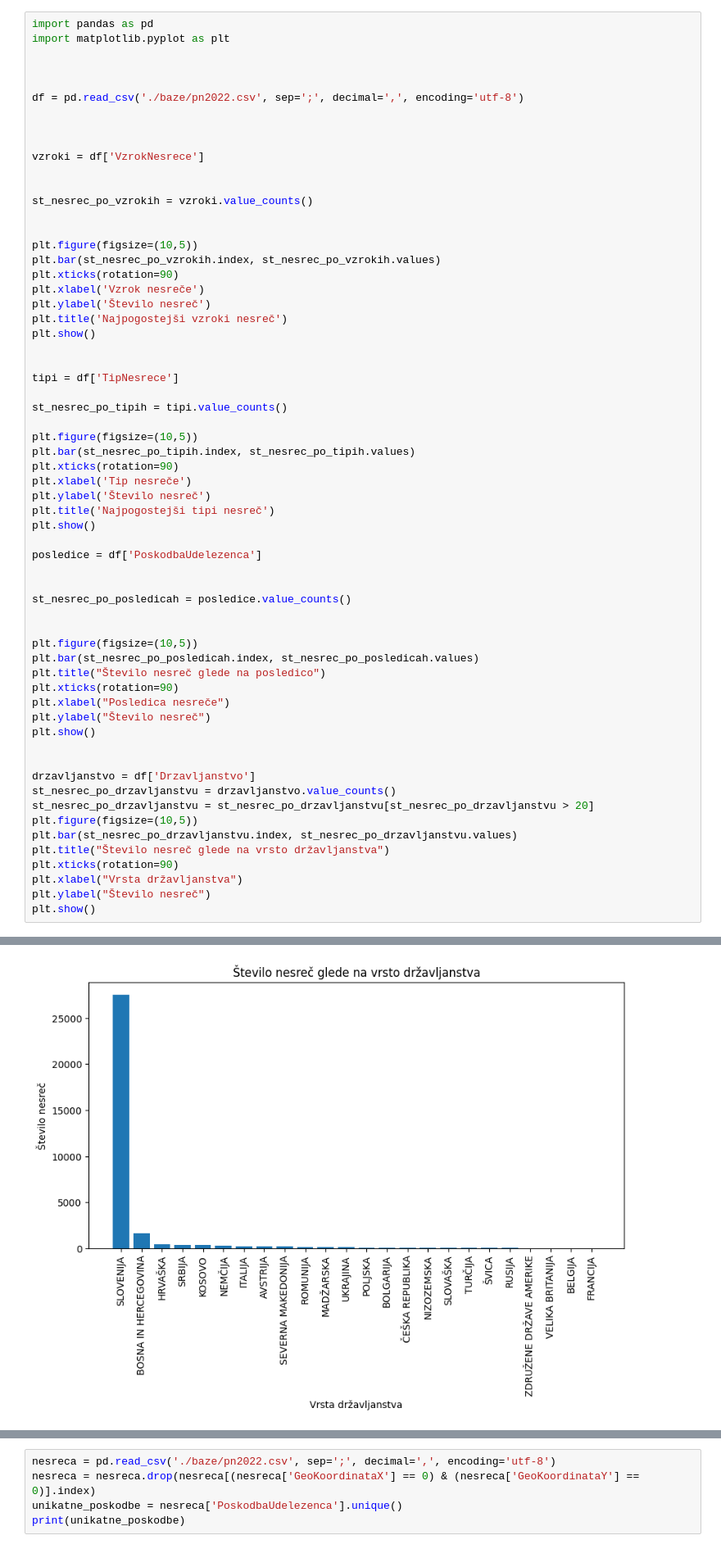
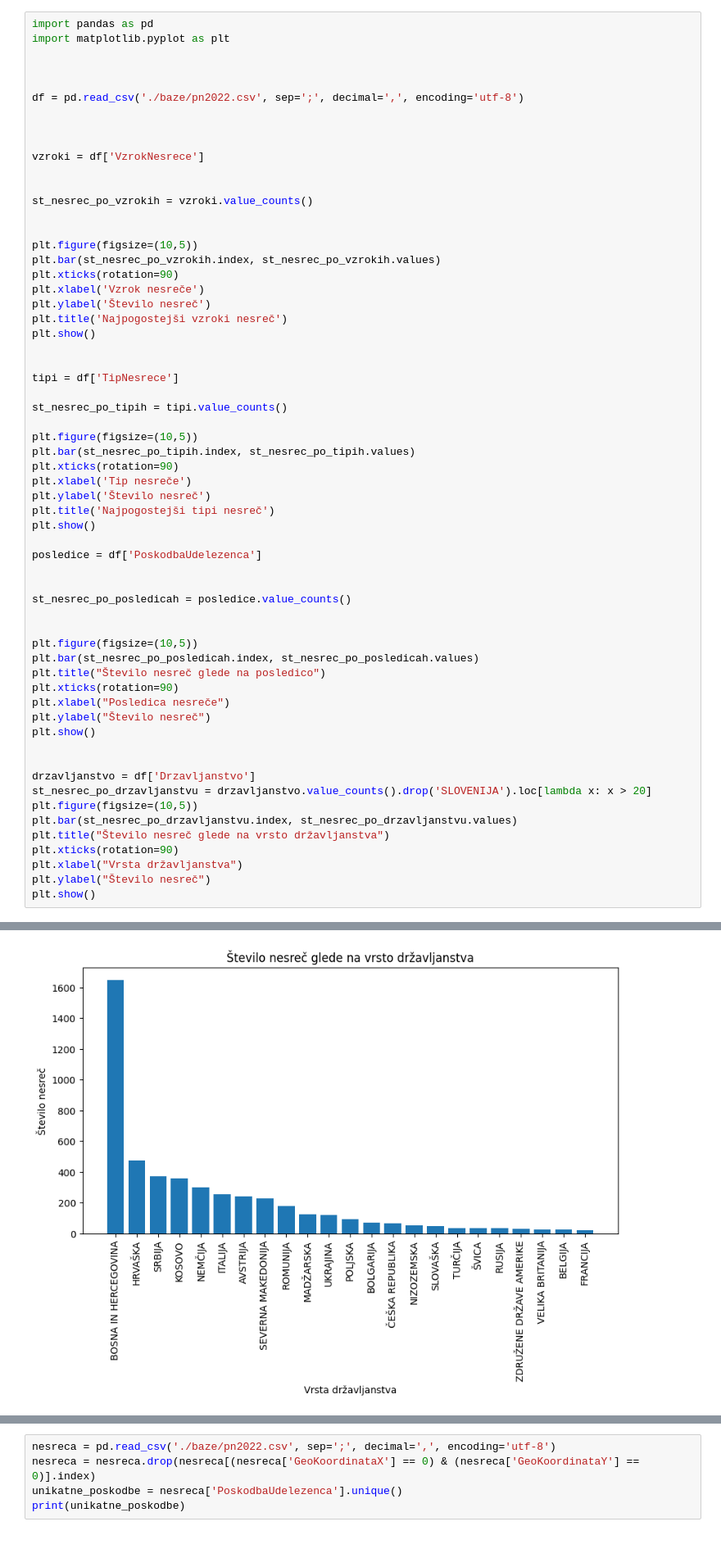
Before and after one commit to TilenS2002/PR22NPJINBMCTS, a Jupyter notebook: Grafi in zemljevid posledic.ipynb, the cells around one changed output, grey strips where cells are left out. Shown: that part at 82% size. Saved outputs shown, nothing was run; the diff lists cells and outputs as text.

```diff
--- a/Grafi in zemljevid posledic.ipynb
+++ b/Grafi in zemljevid posledic.ipynb
@@ -35,36 +35,35 @@ plt.ylabel('Število nesreč')
 plt.title('Najpogostejši tipi nesreč')
 plt.show()
 
 posledice = df['PoskodbaUdelezenca']
 
 
 st_nesrec_po_posledicah = posledice.value_counts()
 
 
 plt.figure(figsize=(10,5))
 plt.bar(st_nesrec_po_posledicah.index, st_nesrec_po_posledicah.values)
 plt.title("Število nesreč glede na posledico")
 plt.xticks(rotation=90)
 plt.xlabel("Posledica nesreče")
 plt.ylabel("Število nesreč")
 plt.show()
 
 
 drzavljanstvo = df['Drzavljanstvo']
-st_nesrec_po_drzavljanstvu = drzavljanstvo.value_counts()
-st_nesrec_po_drzavljanstvu = st_nesrec_po_drzavljanstvu[st_nesrec_po_drzavljanstvu > 20]
+st_nesrec_po_drzavljanstvu = drzavljanstvo.value_counts().drop('SLOVENIJA').loc[lambda x: x > 20]
 plt.figure(figsize=(10,5))
 plt.bar(st_nesrec_po_drzavljanstvu.index, st_nesrec_po_drzavljanstvu.values)
 plt.title("Število nesreč glede na vrsto državljanstva")
 plt.xticks(rotation=90)
 plt.xlabel("Vrsta državljanstva")
 plt.ylabel("Število nesreč")
 plt.show()
 # %% [output]
 [figure]
 [figure]
 [figure]
-[figure, old version]
+[figure, new version]
 # %%
 import pandas as pd
 import matplotlib.pyplot as plt
```
Also changed, not shown: parts of 1 cell of this notebook.
